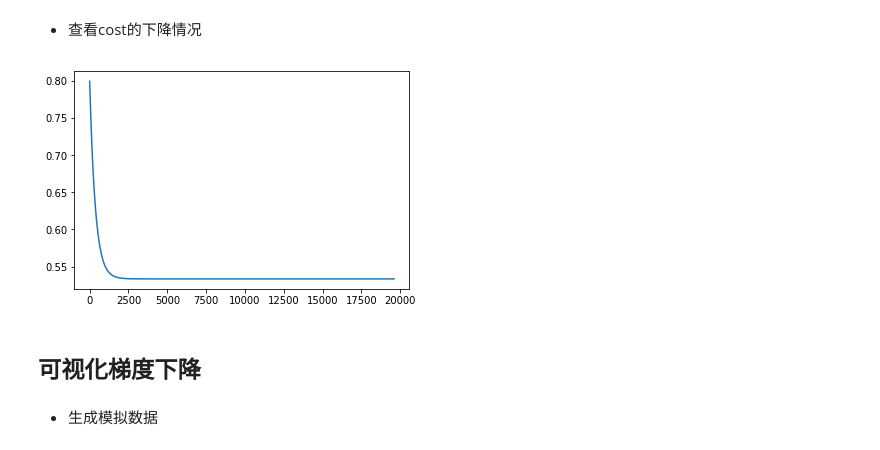
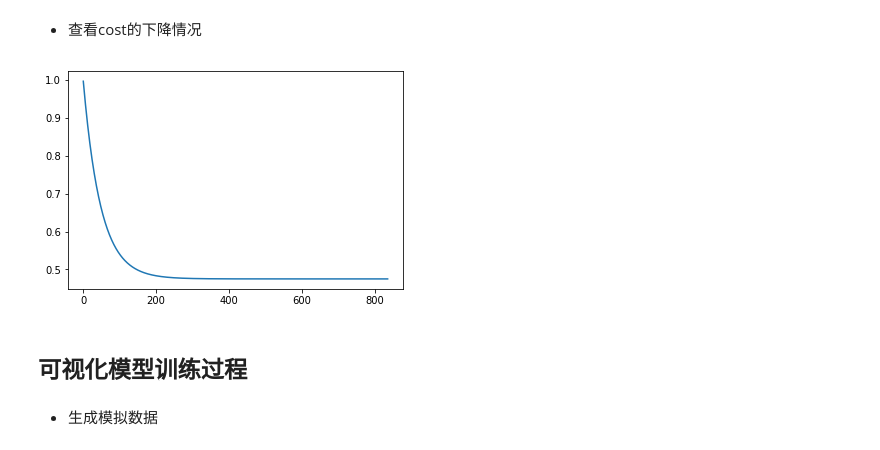
Before and after one commit to snowhyzhang/yukino, a Jupyter notebook: machine_learning/linear_regression_gd.ipynb, the cells around one changed output. Cells and saved outputs as stored; diff of their text form; code cells hidden in the pictures.

```diff
--- a/machine_learning/linear_regression_gd.ipynb
+++ b/machine_learning/linear_regression_gd.ipynb
@@ -105,12 +105,12 @@ class LinearRegressionGD:
 $y = 4 + x_0 + 2x_1 + 3x_2 + \varepsilon$, 其中$\varepsilon \sim N(0, 1)$
 来生成模拟数据用于训练模型
 # %%
-X = np.column_stack((np.random.normal(size=500), np.random.normal(3, 2, 500), np.random.normal(5, 3, 500)))
+X = np.random.randn(500, 3)
 y = np.apply_along_axis(lambda x: x[0] + x[1] * 2 + x[2] * 3 + 4 + np.random.randn(1)[0], 1, X)
 # %% [markdown]
 - 训练模型
 # %%
-lr = LinearRegressionGD(learning_rate=0.01, n_iter=20000)
+lr = LinearRegressionGD(learning_rate=0.01, n_iter=1000)
 
 lr.fit(X, y)
 # %% [markdown]
@@ -125,11 +125,11 @@ lr.get_weights()
 # %% [markdown]
 - 查看cost的下降情况
 # %%
-lr.plot_cost(max_cost=0.8)
+lr.plot_cost(max_cost=1)
 # %% [output]
-[figure, old version]
+[figure, new version]
 # %% [markdown]
-## 可视化梯度下降
+## 可视化模型训练过程
 # %% [markdown]
 - 生成模拟数据
 # %% [markdown]
```
Also changed, not shown: parts of 12 cells of this notebook.
